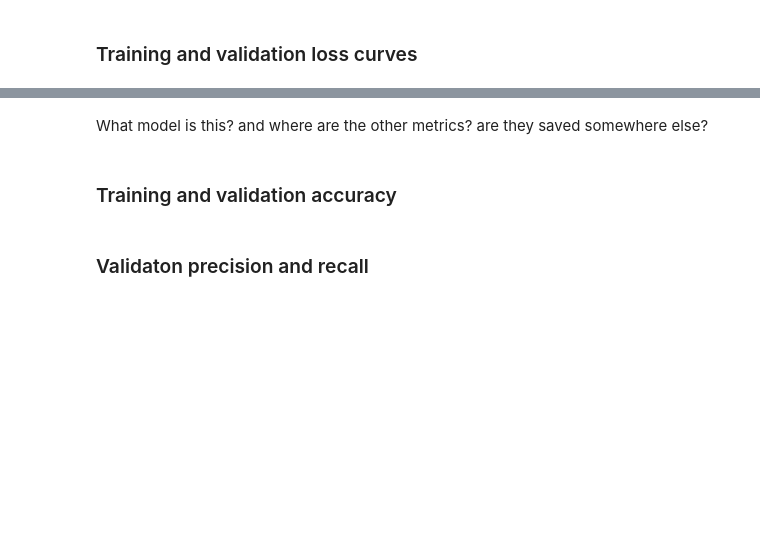
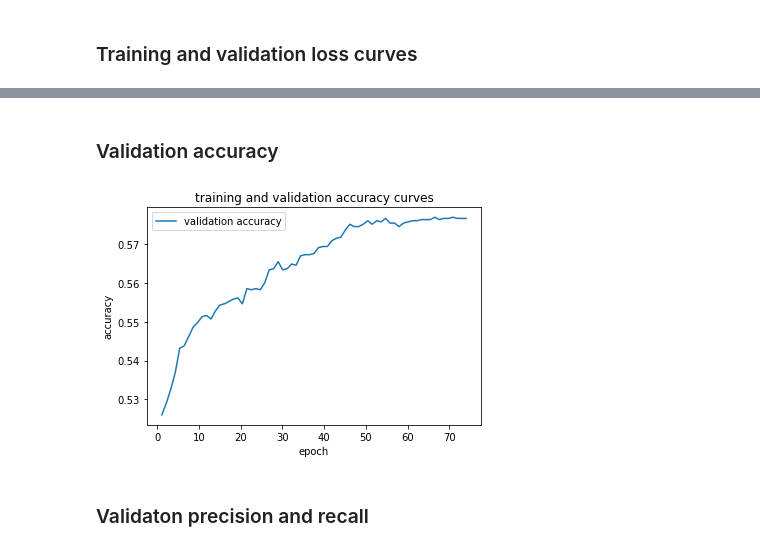
Before and after one commit to ninasachdev/QCB557_project, a Jupyter notebook: make_plots.ipynb, the cells around one changed output, grey strips where cells are left out. Cells and saved outputs as stored; diff of their text form; code cells hidden in the pictures; blank space fills up the shorter version.

Commit message:
made plots & saving training arguments

```diff
--- a/make_plots.ipynb
+++ b/make_plots.ipynb
@@ -38,23 +54,19 @@ plt.show()
-# %% [markdown]
-What model is this? and where are the other metrics? are they saved somewhere else?
 # %% [markdown]
-### Training and validation accuracy
+### Validation accuracy
 # %%
-# read the log
-log_df = pd.read_csv(f'{project_dir}/model_output/log_{model_name}.csv')
+# plot the accuracy curve
 
-# plot the loss curve
-train_acc = log_df['accuracy']
-valid_acc = log_df['eval_accuracy']
+valid_acc = log_df['eval_accuracy'].dropna()
 
-plt.plot(epoch, train_acc, label='training accuracy')
 plt.plot(epoch, valid_acc, label='validation accuracy')
 plt.xlabel('epoch')
 plt.ylabel('accuracy')
 plt.title('training and validation accuracy curves')
 
 plt.legend()
 plt.show()
+# %% [output]
+[figure, added]
 # %% [markdown]
 ### Validaton precision and recall
 # %%
```
Also changed, not shown: parts of 4 cells of this notebook, 2 other files.
